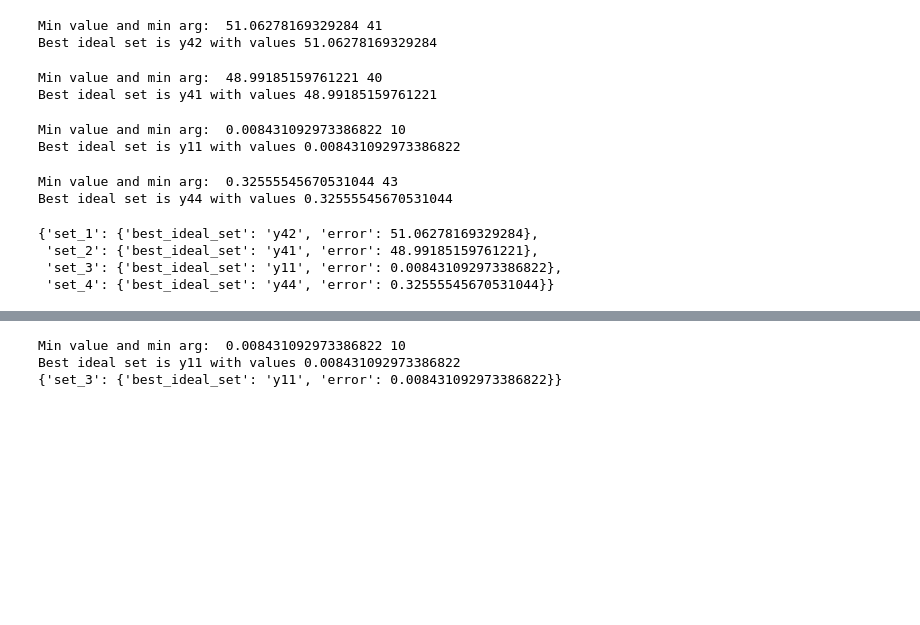
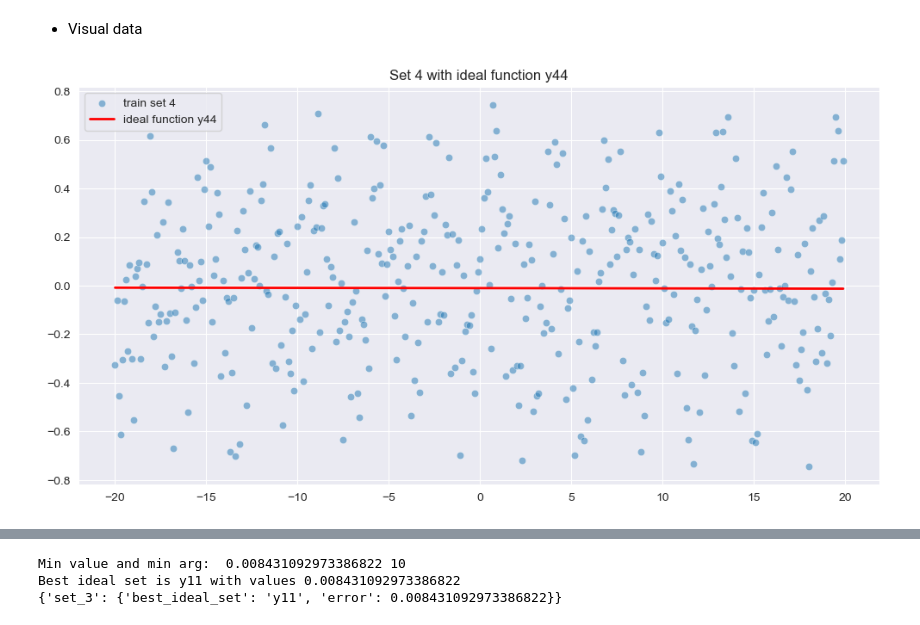
Before and after one commit to Trihamhochoi/python_written_assignment, a Jupyter notebook: Code/test_db.ipynb, the cells around one changed output, grey strips where cells are left out. Drawn from its saved outputs; the diff is of its cells as text; code cells hidden in the pictures; blank space fills up the shorter version.

Commit message:
build: new function to save dataframe to sqlite database
Create the dataframe to evaluate the best four ideal function vs test set , then save it to database. Besides Visualize them

```diff
--- a/Code/test_db.ipynb
+++ b/Code/test_db.ipynb
@@ -64,7 +15,9 @@ data_dict = {'train': os.path.join('Dataset', 'train.csv'),
              'ideal': os.path.join('Dataset', 'ideal.csv'), }
 loader = DataLoader(db_name="data.db")
 # get train, test and ideal set
-train_df, test_df, ideal_df = loader.store_data_into_db(dict_csv=data_dict)
+train_df, test_df, ideal_df = loader.store_three_dataset_into_db(dict_csv=data_dict)
+reg_model = LinearRegressionModel(db_name="data.db",data_dict=data_dict)
+eval_df = reg_model.eval_test_set()
 # %% [output]
 Table 'training_tb' exists.
 Table 'test_tb' exists.
@@ -83,20 +34,31 @@ Best ideal set is y42 with values 51.06278169329284
-# %%
-ideal_dict = {}
-reg_model = LinearRegressionModel(train_df, test_df, ideal_df)
-for i in range(1,5):
-    best_ideal_dict = reg_model.choose_y_ideal(set_id=i)
-    ideal_dict.update(best_ideal_dict)
-ideal_dict
-# %% [output]
-Min value and min arg:  51.06278169329284 41
-Best ideal set is y42 with values 51.06278169329284
-Min value and min arg:  48.99185159761221 40
-Best ideal set is y41 with values 48.99185159761221
-Min value and min arg:  0.008431092973386822 10
-Best ideal set is y11 with values 0.008431092973386822
-Min value and min arg:  0.32555545670531044 43
-Best ideal set is y44 with values 0.32555545670531044
-{'set_1': {'best_ideal_set': 'y42', 'error': 51.06278169329284},
- 'set_2': {'best_ideal_set': 'y41', 'error': 48.99185159761221},
- 'set_3': {'best_ideal_set': 'y11', 'error': 0.008431092973386822},
- 'set_4': {'best_ideal_set': 'y44', 'error': 0.32555545670531044}}
+# %% [markdown]
+- Visual data
+# %%
+#Build model
+set_id = 4
+
+# Extract X y
+X_train, y_train = reg_model.extract_x_y(is_train=True, set_id=set_id)
+X_test, y_test = reg_model.extract_x_y(is_train=False, set_id=set_id)
+
+# Get y ideal
+y_chosen = reg_model.ideal_dict[f'set{set_id}']['ideal_set']
+y_ideal_set = ideal_df[y_chosen].values
+
+# Create plot for 3 set
+sns.set_style("darkgrid")
+fig, ax = plt.subplots(figsize=(12,6))
+
+sns.scatterplot(x=X_train, y=y_train, ax=ax,label=f'train set {set_id}',alpha=0.5)
+sns.lineplot(x=X_train,
+             y=y_ideal_set,
+             ax=ax,
+             color='red',
+             lw=2,
+             label=f'ideal function {y_chosen}')
+plt.title(f"Set {set_id} with ideal function {y_chosen}")
+# Save the plot before showing
+plt.savefig(f"../Image/set_{set_id}_with_ideal_func_{y_chosen}.png", dpi=300, bbox_inches='tight')
+plt.show()
+# %% [output]
+[figure, added]
```
Also changed, not shown: parts of 13 cells of this notebook, 3 other files.
